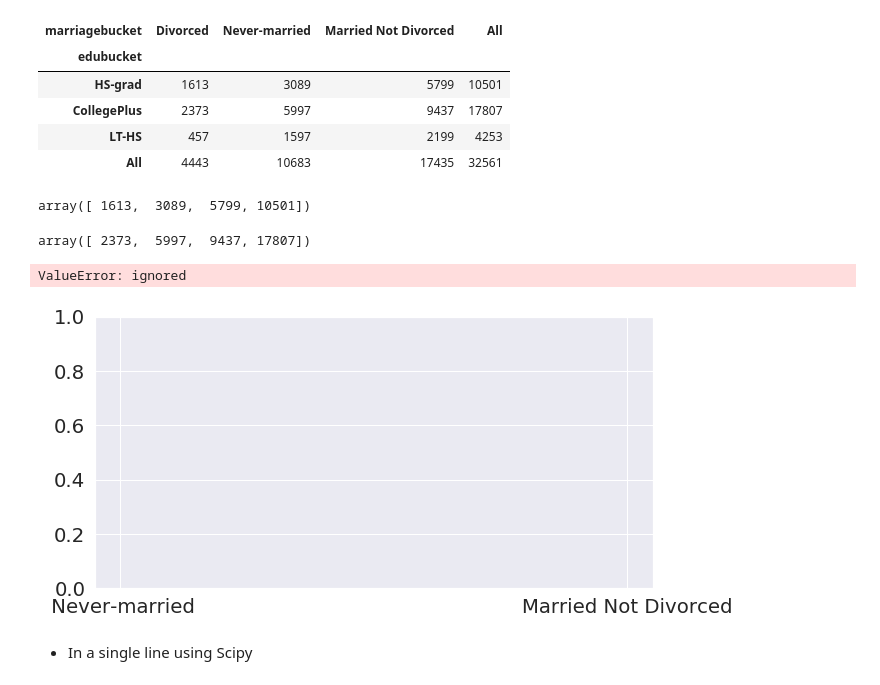
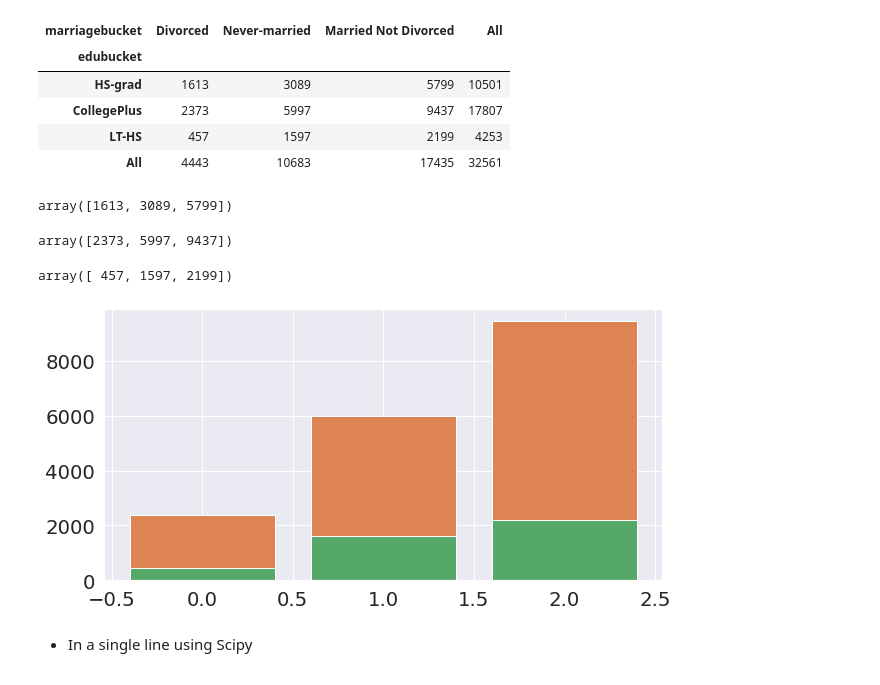
Before and after one commit to gptix/DS-Unit-1-Sprint-2-Statistics, a Jupyter notebook: module2/Jud Taylor - Assignment_LS_DS_122_Sampling_Confidence_Intervals_and_Hypothesis_Testing_Assignment.ipynb, the cells around one changed output. Drawn from its saved outputs; the diff is of its cells as text; code cells hidden in the pictures.

```diff
--- a/module2/Jud Taylor - Assignment_LS_DS_122_Sampling_Confidence_Intervals_and_Hypothesis_Testing_Assignment.ipynb
+++ b/module2/Jud Taylor - Assignment_LS_DS_122_Sampling_Confidence_Intervals_and_Hypothesis_Testing_Assignment.ipynb
@@ -189,9 +184,10 @@ array([' Never-married', ' Married-civ-spouse', ' Divorced',
        ' Married-spouse-absent', ' Separated', ' Married-AF-spouse',
        ' Widowed'], dtype=object)
 # %%
-# df['marriagebucket'] = df['marital-status']
-# married_not_divorced = [' Married-civ-spouse',' Married-spouse-absent', ' Separated', ' Married-AF-spouse', ' Widowed']
-# df["marriagebucket"] = np.where(df['marriagebucket'].isin(married_not_divorced), "Married Not Divorced", df['marriagebucket'])
+df['marriagebucket'] = df['marital-status']
+married_not_divorced = [' Married-civ-spouse',' Married-spouse-absent', ' Separated', ' Married-AF-spouse', ' Widowed']
+df["marriagebucket"] = np.where(df['marriagebucket'].isin(married_not_divorced), "Married Not Divorced", df['marriagebucket'])
+
 df['marriagebucket'].unique()
 # %% [output]
 array([' Never-married', 'Married Not Divorced', ' Divorced'],
@@ -218,33 +214,43 @@ contingency_table
 | LT-HS | 457 | 1597 | 2199 | 4253 |
 | All | 4443 | 10683 | 17435 | 32561 |
 # %%
-# Grab the crosstab cells that correspond to education
-education_count = contingency_table.iloc[0].values
-education_count
+# Grab the crosstab cells that correspond to HS-grad
+m_for_e_hs = contingency_table.iloc[0].values[0:3]
+m_for_e_hs
 # %% [output]
-array([ 1613,  3089,  5799, 10501])
+array([1613, 3089, 5799])
 # %%
-# Grab the crosstab cells that correspond to marital status
-marital_status_count = contingency_table.iloc[1].values
-marital_status_count
+# Grab the crosstab cells that correspond to CollegePlus
+m_for_e_cp = contingency_table.iloc[1].values[0:3]
+m_for_e_cp
 # %% [output]
-array([ 2373,  5997,  9437, 17807])
+array([2373, 5997, 9437])
+# %%
+# Grab the crosstab cells that correspond to LT-HS
+m_for_e_lths = contingency_table.iloc[2].values[0:3]
+m_for_e_lths
+# %% [output]
+array([ 457, 1597, 2199])
 # %%
 import matplotlib.pyplot as plt
 import seaborn as sns
 
 # In this bar chart we can eyeball the dependence between these two variables
 # If these two variables were independent, we would expect the proportions of
 # red and blue to be consistent throughout the bars. This is not what we see.
 fig = plt.figure(figsize=(10, 5))
 sns.set(font_scale=1.8)
-categories = [' Never-married', 'Married Not Divorced', ' Divorced']
-p1 = plt.bar(categories, education_count, 0.55)
-p2 = plt.bar(categories, marital_status_count, 0.55)
-plt.show()
+N = len(marital_status_count)
+
+ind = np.arange(N)    # the x locations for the groups
+
+p1 = plt.bar(ind, m_for_e_hs)
+p2 = plt.bar(ind, m_for_e_cp)
+p3 = plt.bar(ind, m_for_e_lths)
+
+# # plt.show()
 # %% [output]
-ValueError: ignored
-[figure, old version]
+[figure, new version]
 # %% [markdown]
 
 *   In a single line using Scipy
```
Also changed, not shown: parts of 6 cells of this notebook.
